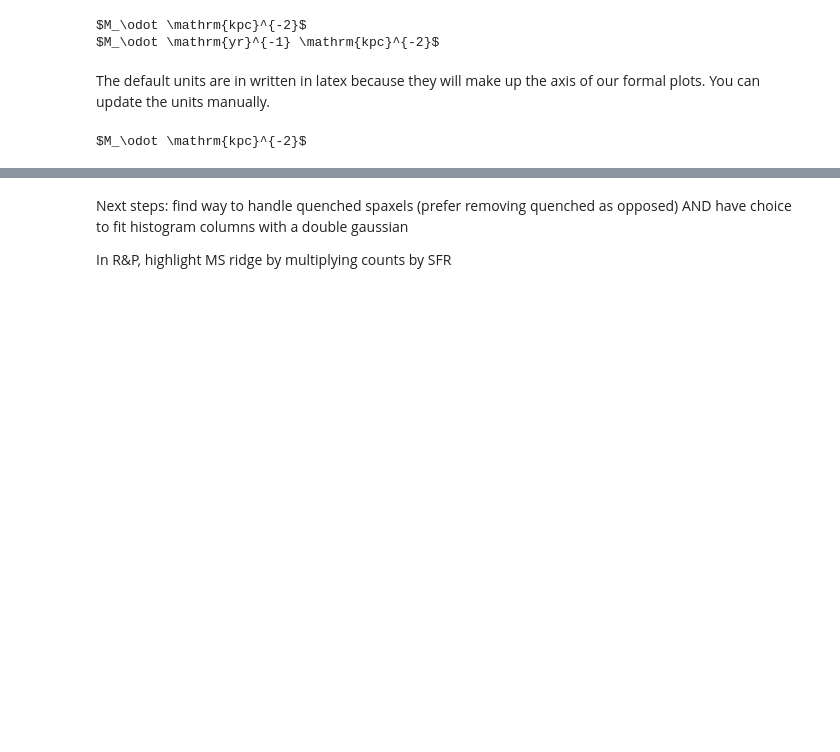
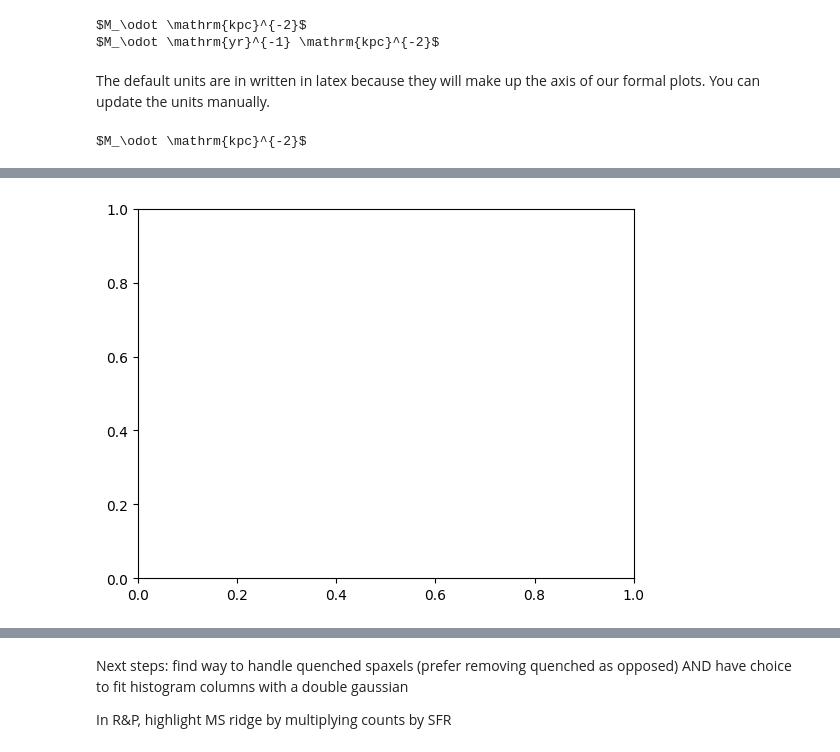
Before and after one commit to bryannemcd/ScaleRPy, a Jupyter notebook: scalerfit_example.ipynb, the cells around one changed output, grey strips where cells are left out. Cells and saved outputs as stored; diff of their text form; code cells hidden in the pictures; blank space fills up the shorter version.

```diff
--- a/scalerfit_example.ipynb
+++ b/scalerfit_example.ipynb
@@ -120,3 +84,7 @@ print(dat.SFMS_paramerr)
+# %%
+fig, ax = plt.subplots(nrows=1, ncols=1)
+# %% [output]
+[figure, added]
 # %%
 #histval = dat.SFMS_histval
 #print(histval[-1,:])
```
Also changed, not shown: parts of 13 cells of this notebook, 4 other files.
